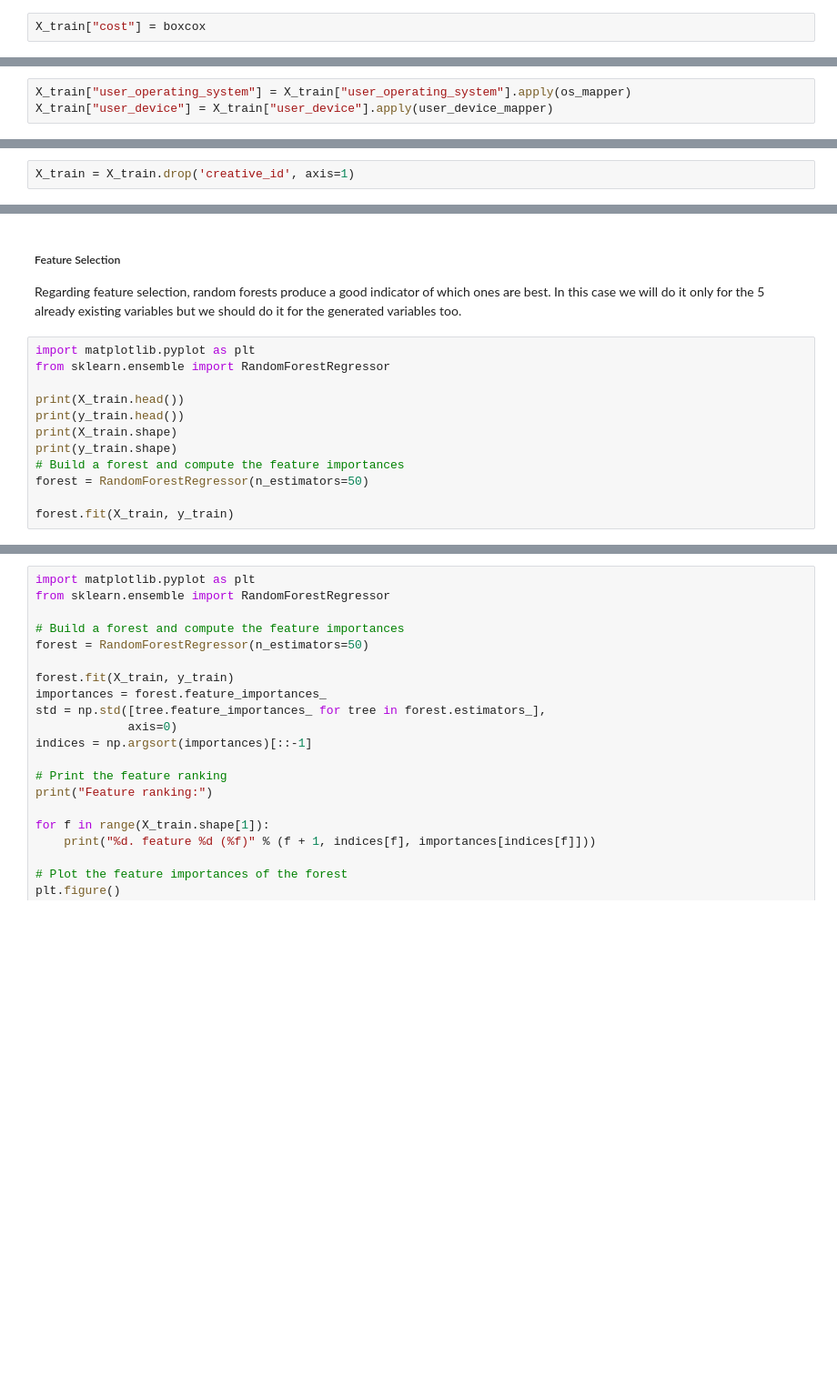
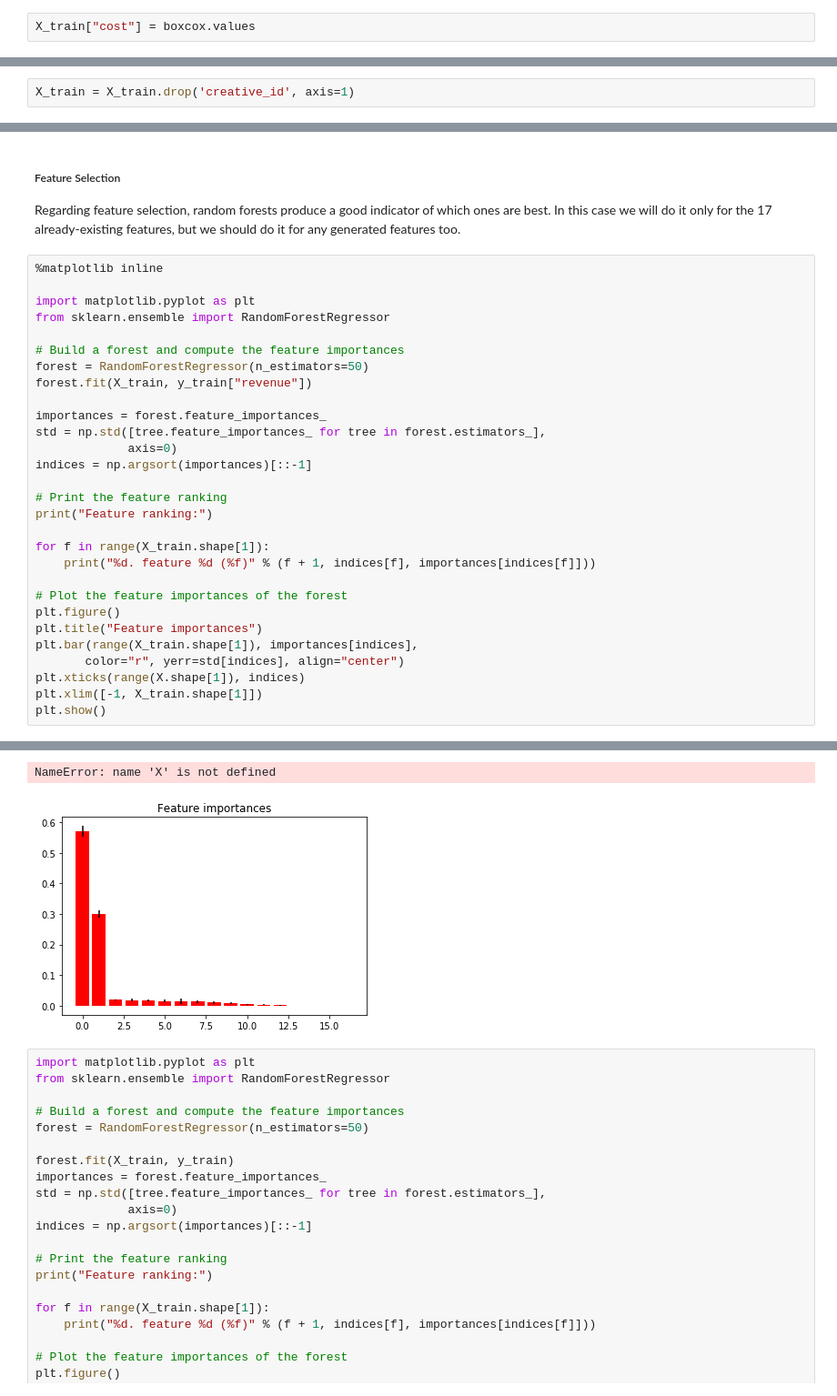
Before and after one commit to nanaky92/Data-Science-Challenge, a Jupyter notebook: TEADS.ipynb, the cells around one changed output, grey strips where cells are left out. Shown: that part at 91% size. Drawn from its saved outputs; the diff is of its cells as text; blank space fills up the shorter version.

Commit message:
Add feature selection

```diff
--- a/TEADS.ipynb
+++ b/TEADS.ipynb
@@ -255,5 +255,5 @@ boxcox.plot(kind='hist', logy=True, title='cost')
 # %%
-X_train["cost"] = boxcox
+X_train["cost"] = boxcox.values
 # %% [markdown]
 ##### Dealing with categorical features
 # %% [markdown]
@@ -303,3 +266,0 @@ print("encoder user_device {}".format(encoder_user_device))
-# %%
-X_train["user_operating_system"] = X_train["user_operating_system"].apply(os_mapper)
-X_train["user_device"] = X_train["user_device"].apply(user_device_mapper)
@@ -337,16 +345,34 @@ display(X_train.head())
 # %% [markdown]
 ##### Feature Selection
 
-Regarding feature selection, random forests produce a good indicator of which ones are best. In this case we will do it only for the 5 already existing variables but we should do it for the generated variables too.
+Regarding feature selection, random forests produce a good indicator of which ones are best. In this case we will do it only for the 17 already-existing features, but we should do it for any generated features too.
-# %%
-import matplotlib.pyplot as plt
-from sklearn.ensemble import RandomForestRegressor
-
-print(X_train.head())
-print(y_train.head())
-print(X_train.shape)
-print(y_train.shape)
-# Build a forest and compute the feature importances
-forest = RandomForestRegressor(n_estimators=50)
-
-forest.fit(X_train, y_train)
+# %%
+%matplotlib inline
+
+import matplotlib.pyplot as plt
+from sklearn.ensemble import RandomForestRegressor
+
+# Build a forest and compute the feature importances
+forest = RandomForestRegressor(n_estimators=50)
+forest.fit(X_train, y_train["revenue"])
+
+importances = forest.feature_importances_
+std = np.std([tree.feature_importances_ for tree in forest.estimators_],
+             axis=0)
+indices = np.argsort(importances)[::-1]
+
+# Print the feature ranking
+print("Feature ranking:")
+
+for f in range(X_train.shape[1]):
+    print("%d. feature %d (%f)" % (f + 1, indices[f], importances[indices[f]]))
+
+# Plot the feature importances of the forest
+plt.figure()
+plt.title("Feature importances")
+plt.bar(range(X_train.shape[1]), importances[indices],
+       color="r", yerr=std[indices], align="center")
+plt.xticks(range(X.shape[1]), indices)
+plt.xlim([-1, X_train.shape[1]])
+plt.show()
+# %% [output]
@@ -353,3 +397,5 @@ forest.fit(X_train, y_train)
+NameError: name 'X' is not defined
+[figure, added]
 # %%
 import matplotlib.pyplot as plt
 from sklearn.ensemble import RandomForestRegressor
```
Also changed, not shown: parts of 15 cells of this notebook.
